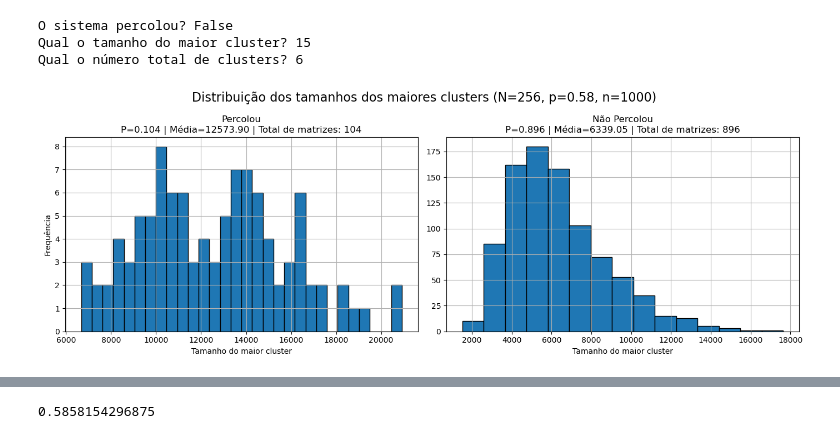
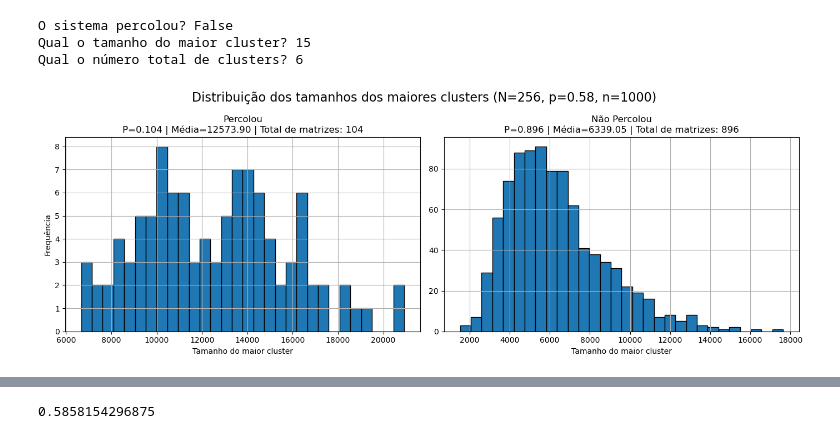
Before and after one commit to nicolassantm/projeto-percolacao-progestat, a Jupyter notebook: prototipo_scipy_ndimage.ipynb, the cells around one changed output, grey strips where cells are left out. Cells and saved outputs as stored; diff of their text form; code cells hidden in the pictures.

```diff
--- a/prototipo_scipy_ndimage.ipynb
+++ b/prototipo_scipy_ndimage.ipynb
@@ -83,31 +57,58 @@ os valores dos maiores clusters, a probabilidade de percolação/não percolaç
 # %%
 np.random.seed(42)
-def grafico(N, p, n):
+
+def media_cluster_maiores(N, p, n):
+  ''' Recebe os parâmetros N (o tamanho da matriz será NxN) e p (probabilidade da entrada da matriz ser 1, e 0 caso contrário), e
+n (número de amostras que desejamos gerar) e retorna métricas tanto sobre percolação como sobre não percolação: listas contendo
+a distribuição do total de clusters e a média do total de clusters'''
+  valores_percola = []
+  valores_nao_percola = []
+  total_percola, total_nao = 0,0
+
+  for i in range(n):
+    y = simulacao_percolacao(N, p)
+    if y[0] == True:
+      valores_percola.append(y[1])
+      total_percola += 1
+    else:
+      valores_nao_percola.append(y[1])
+      total_nao += 1
+
+  prob_percola = len(valores_percola) / n
+  prob_nao = 1 - prob_percola
+
+  media_percola = sum(valores_percola) / len(valores_percola) if valores_percola else 0
+  media_nao = sum(valores_nao_percola) / len(valores_nao_percola) if valores_nao_percola else 0
+
+  return valores_percola, valores_nao_percola, prob_percola, prob_nao, media_percola, media_nao, total_percola, total_nao
+
+
+def grafico_maiores_clusters(N, p, n):
   '''Os parâmetros são os mesmos da função media_cluster(N, p, n).
   Gera dois gráficos comparativos com as métricas dos sistemas/matrizes que percolam e que não percolam'''
-  dados = media_cluster(N, p, n)
+  dados = media_cluster_maiores(N, p, n)
   valores_perc, valores_nao, prob, prob_nao, media_p, media_n, total_percola, total_nao = dados
 
   fig, axes = plt.subplots(1, 2, figsize=(14, 5))
 
   # Histograma percolação
   axes[0].hist(valores_perc, bins=30, edgecolor='black')
   axes[0].set_title(f"Percolou\nP={prob:.3f} | Média={media_p:.2f} | Total de matrizes: {total_percola}")
   axes[0].set_xlabel("Tamanho do maior cluster")
   axes[0].set_ylabel("Frequência")
   axes[0].grid(True)
 
   # Histograma NÃO percolação
-  axes[1].hist(valores_nao, bins=15, edgecolor='black')
+  axes[1].hist(valores_nao, bins=30, edgecolor='black')
   axes[1].set_title(f"Não Percolou\nP={prob_nao:.3f} | Média={media_n:.2f} | Total de matrizes: {total_nao}")
   axes[1].set_xlabel("Tamanho do maior cluster")
   axes[1].grid(True)
 
   plt.suptitle(f"Distribuição dos tamanhos dos maiores clusters (N={N}, p={p}, n={n})", fontsize=16)
   plt.tight_layout()
   plt.show()
 
 
-grafico(256, 0.58, 1000)
+grafico_maiores_clusters(256, 0.58, 1000)
 # %% [output]
-[figure, old version]
+[figure, new version]
```
Also changed, not shown: parts of 2 cells of this notebook.
